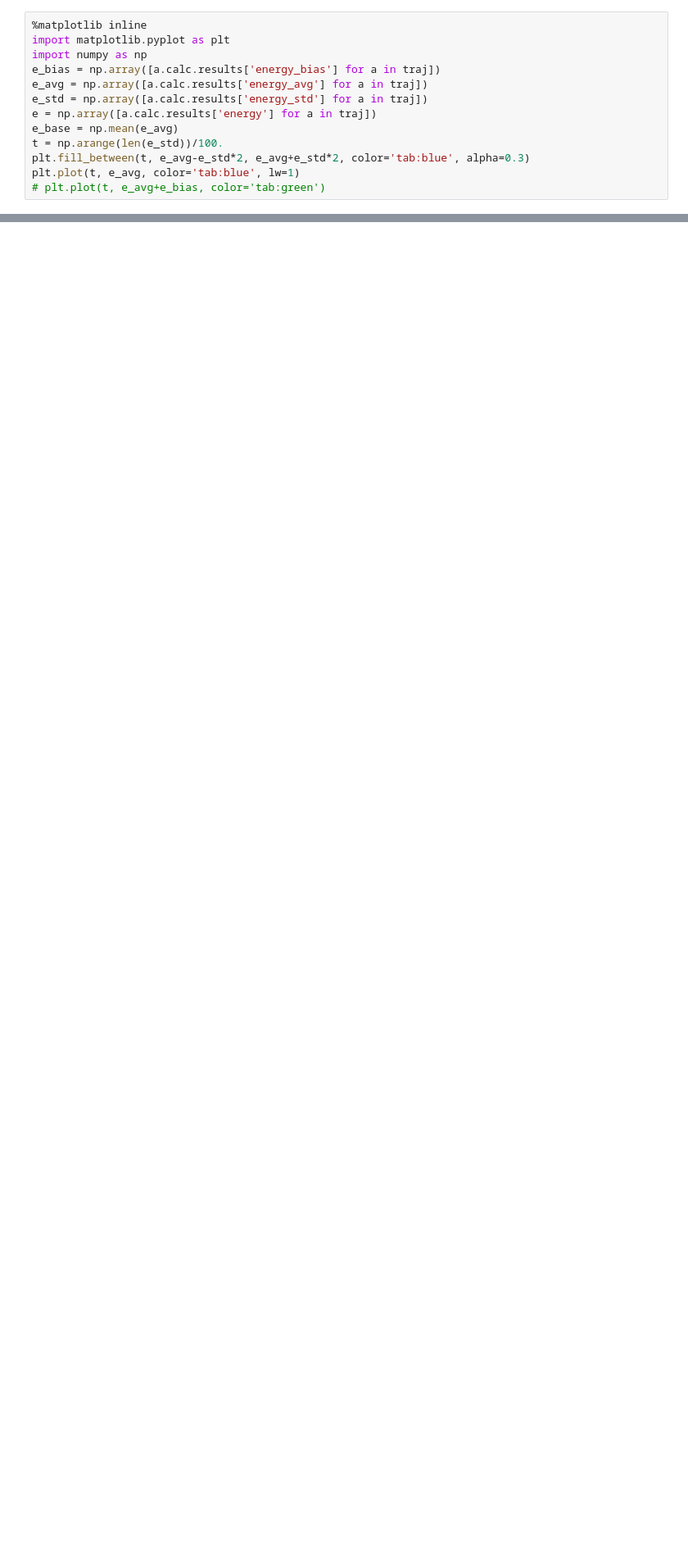
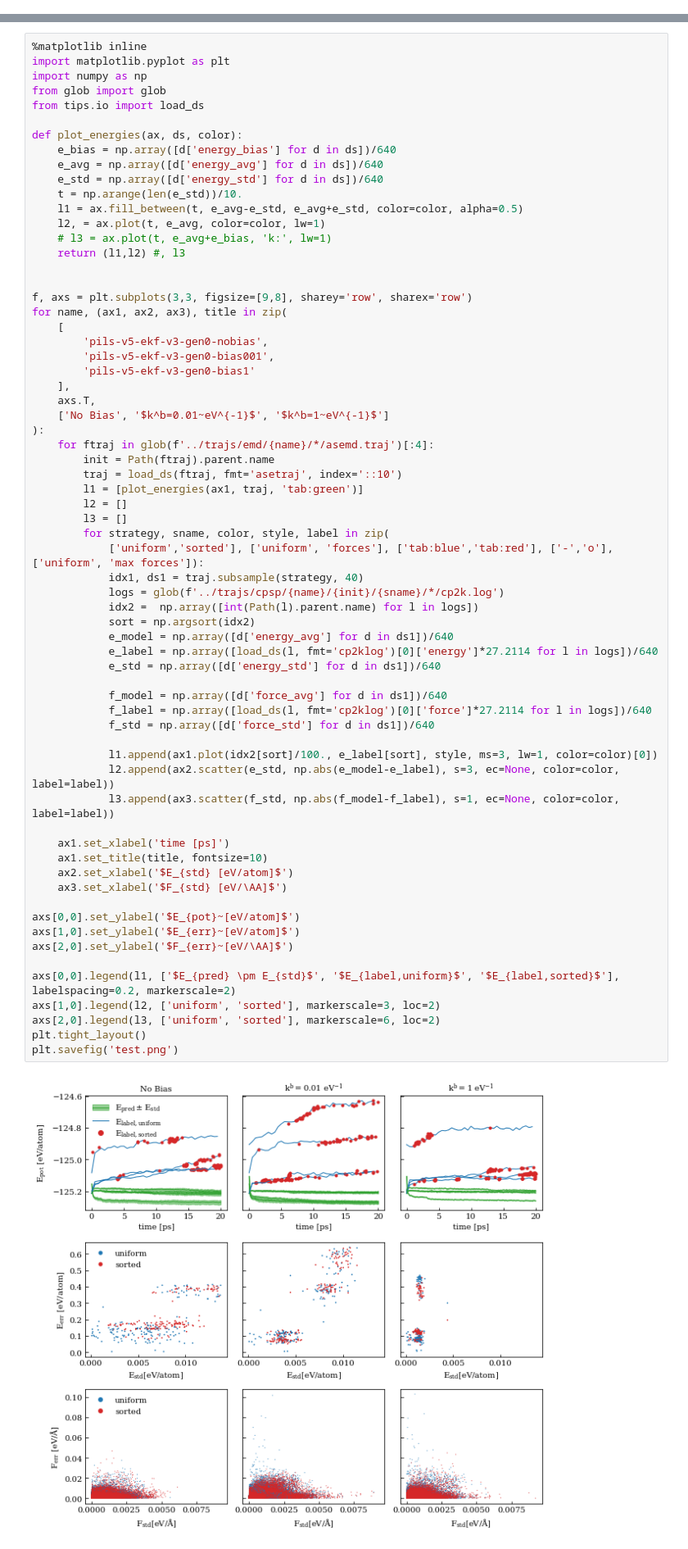
Before and after one commit to yqshao-archive/pils, a Jupyter notebook: notebooks/emd_debug.ipynb, the cells around one changed output, grey strips where cells are left out. Shown at 82% size. Drawn from its saved outputs; the diff is of its cells as text; blank space fills up the shorter version.

Commit message:
Add debugging plot for EMD

```diff
--- a/notebooks/emd_debug.ipynb
+++ b/notebooks/emd_debug.ipynb
@@ -29,13 +0,0 @@ traj = conv_traj('/cephyr/users/yunqi/Alvis/asemd.traj', index=':')
-# %%
-%matplotlib inline
-import matplotlib.pyplot as plt
-import numpy as np
-e_bias = np.array([a.calc.results['energy_bias'] for a in traj])
-e_avg = np.array([a.calc.results['energy_avg'] for a in traj])
-e_std = np.array([a.calc.results['energy_std'] for a in traj])
-e = np.array([a.calc.results['energy'] for a in traj])
-e_base = np.mean(e_avg)
-t = np.arange(len(e_std))/100.
-plt.fill_between(t, e_avg-e_std*2, e_avg+e_std*2, color='tab:blue', alpha=0.3)
-plt.plot(t, e_avg, color='tab:blue', lw=1)
-# plt.plot(t, e_avg+e_bias, color='tab:green')
@@ -44,0 +1,68 @@ plt.plot(t, e_avg, color='tab:blue', lw=1)
+# %%
+%matplotlib inline
+import matplotlib.pyplot as plt
+import numpy as np
+from glob import glob
+from tips.io import load_ds
+
+def plot_energies(ax, ds, color):
+    e_bias = np.array([d['energy_bias'] for d in ds])/640
+    e_avg = np.array([d['energy_avg'] for d in ds])/640
+    e_std = np.array([d['energy_std'] for d in ds])/640
+    t = np.arange(len(e_std))/10.
+    l1 = ax.fill_between(t, e_avg-e_std, e_avg+e_std, color=color, alpha=0.5)
+    l2, = ax.plot(t, e_avg, color=color, lw=1)
+    # l3 = ax.plot(t, e_avg+e_bias, 'k:', lw=1)
+    return (l1,l2) #, l3
+
+
+f, axs = plt.subplots(3,3, figsize=[9,8], sharey='row', sharex='row')
+for name, (ax1, ax2, ax3), title in zip(
+    [
+        'pils-v5-ekf-v3-gen0-nobias',
+        'pils-v5-ekf-v3-gen0-bias001',
+        'pils-v5-ekf-v3-gen0-bias1'
+    ],
+    axs.T,
+    ['No Bias', '$k^b=0.01~eV^{-1}$', '$k^b=1~eV^{-1}$']
+):
+    for ftraj in glob(f'../trajs/emd/{name}/*/asemd.traj')[:4]:
+        init = Path(ftraj).parent.name
+        traj = load_ds(ftraj, fmt='asetraj', index='::10')
+        l1 = [plot_energies(ax1, traj, 'tab:green')]
+        l2 = []
+        l3 = []
+        for strategy, sname, color, style, label in zip(
+            ['uniform','sorted'], ['uniform', 'forces'], ['tab:blue','tab:red'], ['-','o'], ['uniform', 'max forces']):
+            idx1, ds1 = traj.subsample(strategy, 40)
+            logs = glob(f'../trajs/cpsp/{name}/{init}/{sname}/*/cp2k.log')
+            idx2 =  np.array([int(Path(l).parent.name) for l in logs])
+            sort = np.argsort(idx2)
+            e_model = np.array([d['energy_avg'] for d in ds1])/640
+            e_label = np.array([load_ds(l, fmt='cp2klog')[0]['energy']*27.2114 for l in logs])/640
+            e_std = np.array([d['energy_std'] for d in ds1])/640
+
+            f_model = np.array([d['force_avg'] for d in ds1])/640
+            f_label = np.array([load_ds(l, fmt='cp2klog')[0]['force']*27.2114 for l in logs])/640
+            f_std = np.array([d['force_std'] for d in ds1])/640
+
+            l1.append(ax1.plot(idx2[sort]/100., e_label[sort], style, ms=3, lw=1, color=color)[0])
+            l2.append(ax2.scatter(e_std, np.abs(e_model-e_label), s=3, ec=None, color=color, label=label))
+            l3.append(ax3.scatter(f_std, np.abs(f_model-f_label), s=1, ec=None, color=color, label=label))
+
+    ax1.set_xlabel('time [ps]')
+    ax1.set_title(title, fontsize=10)
+    ax2.set_xlabel('$E_{std} [eV/atom]$')
+    ax3.set_xlabel('$F_{std} [eV/\AA]$')
+
+axs[0,0].set_ylabel('$E_{pot}~[eV/atom]$')
+axs[1,0].set_ylabel('$E_{err}~[eV/atom]$')
+axs[2,0].set_ylabel('$F_{err}~[eV/\AA]$')
+
+axs[0,0].legend(l1, ['$E_{pred} \pm E_{std}$', '$E_{label,uniform}$', '$E_{label,sorted}$'], labelspacing=0.2, markerscale=2)
+axs[1,0].legend(l2, ['uniform', 'sorted'], markerscale=3, loc=2)
+axs[2,0].legend(l3, ['uniform', 'sorted'], markerscale=6, loc=2)
+plt.tight_layout()
+plt.savefig('test.png')
+# %% [output]
+[figure, added]
```
Also changed, not shown: parts of 3 cells of this notebook.
